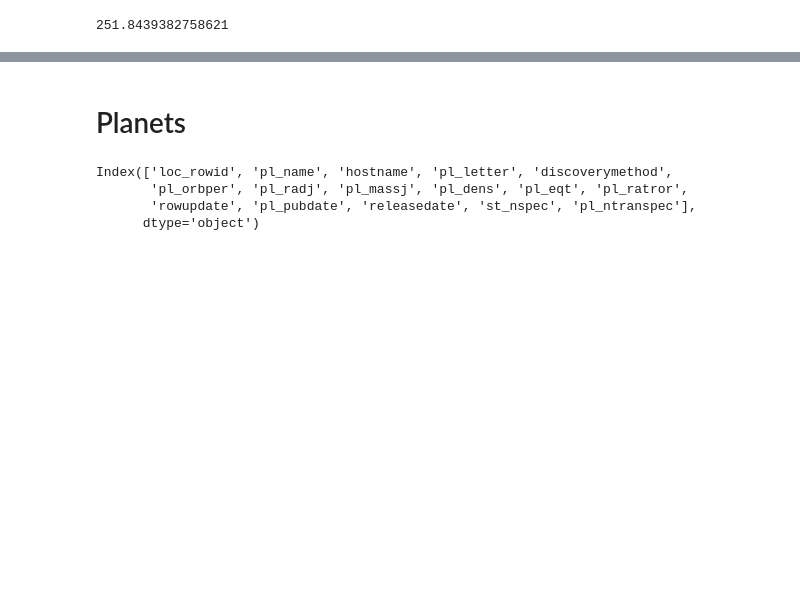
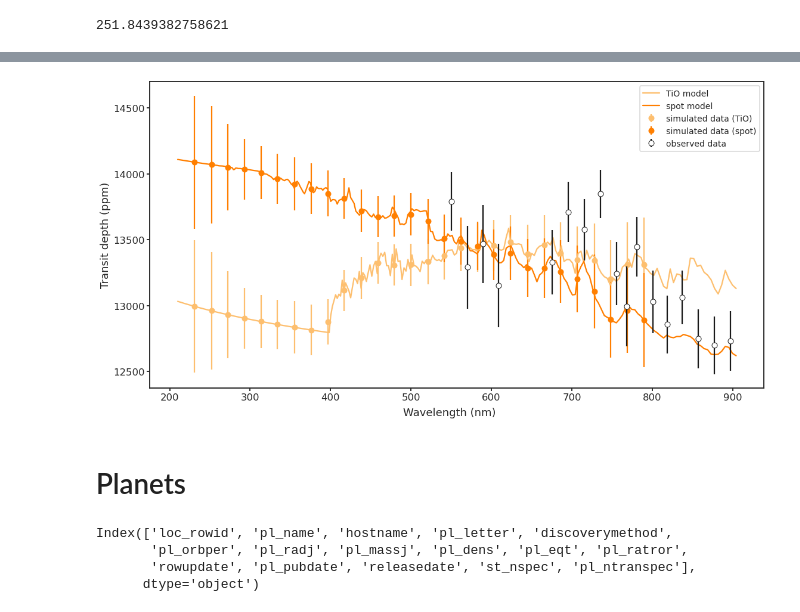
Before and after one commit to icweaver/HST_WFC3_UVIS_G280_sim, a Jupyter notebook: estimate_precision.ipynb, the cells around one changed output, grey strips where cells are left out. Saved outputs shown, nothing was run; the diff lists cells and outputs as text; code cells hidden in the pictures; blank space fills up the shorter version.

```diff
--- a/estimate_precision.ipynb
+++ b/estimate_precision.ipynb
@@ -205,0 +193,10 @@ h23_sim["program precision (ppm)"][1:].mean()
+# %%
+def wav_grid(lam_0, lam_max, R=200):
+    lams = [lam_0]
+    i = 1
+    while lams[-1] <= lam_max:
+        lams.append(lams[i-1] * (2*R + 1)/(2*R - 1))
+        i += 1
+    return np.array(lams)
+
+wavs = wav_grid(300, 500, R=200)
@@ -206,3 +223,61 @@ h23_sim["program precision (ppm)"][1:].mean()
+# %%
+# Load
+wav_TiO, f_TiO = np.loadtxt("./HATP23b_TiO_model.dat", unpack=True)
+wav_spot, f_spot = np.loadtxt("./HATP23b_spot_model.dat", unpack=True)
+wav_data, f_data, f_err_data = np.loadtxt("./tspec_c.txt", unpack=True)
+
+# Bin models down for clarity
+wav_sampled = wav_grid(0.21, 0.9, R=200)
+f_TiO_sampled = spectres(wav_sampled, wav_TiO, f_TiO)
+f_spot_sampled = spectres(wav_sampled, wav_spot, f_spot)
+
+######
+# Plot
+######
+fig, ax = plt.subplots(figsize=(16, 8), sharex=True, sharey=True)
+
+# Observed data + models
+p_TiO = ax.plot(wav_sampled*1_000, f_TiO_sampled*1e6, label="TiO model")
+p_spot = ax.plot(wav_sampled*1_000, f_spot_sampled*1e6, label="spot model")
+#ax.legend(loc=1, fontsize=12)
+#ax.set_title("Model comparison")
+
+# Simulated data + observed data
+wav_sim, f_err_sim = h23_sim[["Wavelength (nm)", "program precision (ppm)"]].values[2:, :].T
+wav_sampled = wav_sim / 1_000
+f_TiO_sampled = spectres(wav_sampled, wav_TiO, f_TiO)
+f_spot_sampled = spectres(wav_sampled, wav_spot, f_spot)
+
+ax.errorbar(
+    wav_sampled*1_000,
+    f_TiO_sampled*1e6,
+    c = p_TiO[0].get_color(),
+    yerr = f_err_sim,
+    fmt = 'o',
+    label = "simulated data (TiO)",
+)
+ax.errorbar(
+    wav_sampled*1_000,
+    f_spot_sampled*1e6,
+    c = p_spot[0].get_color(),
+    yerr = f_err_sim,
+    fmt = 'o',
+    label = "simulated data (spot)",
+)
+ax.errorbar(
+    wav_data/10, f_data, yerr=f_err_data, fmt='o', c='w', mec='k', ecolor='k', zorder=10, label="observed data",
+)
+ax.legend(loc=1, fontsize=14)
+fig.text(0.525, -0.005, "Wavelength (nm)", ha="center")
+ax.set_ylabel("Transit depth (ppm)")
+#ax.set_ylim(12_000, 15_000)
+
+fig.tight_layout()
+
+plt.savefig("./hatp23_models.pdf", bbox_inches="tight")
+#plt.savefig("/home/mango/Desktop/hatp23_models.png", dpi=250, bbox_inches="tight")
+# %% [output]
+[figure, added]
 # %% [markdown]
 # Planets
 # %%
```
Also changed, not shown: parts of 10 cells of this notebook, 7 other files.
